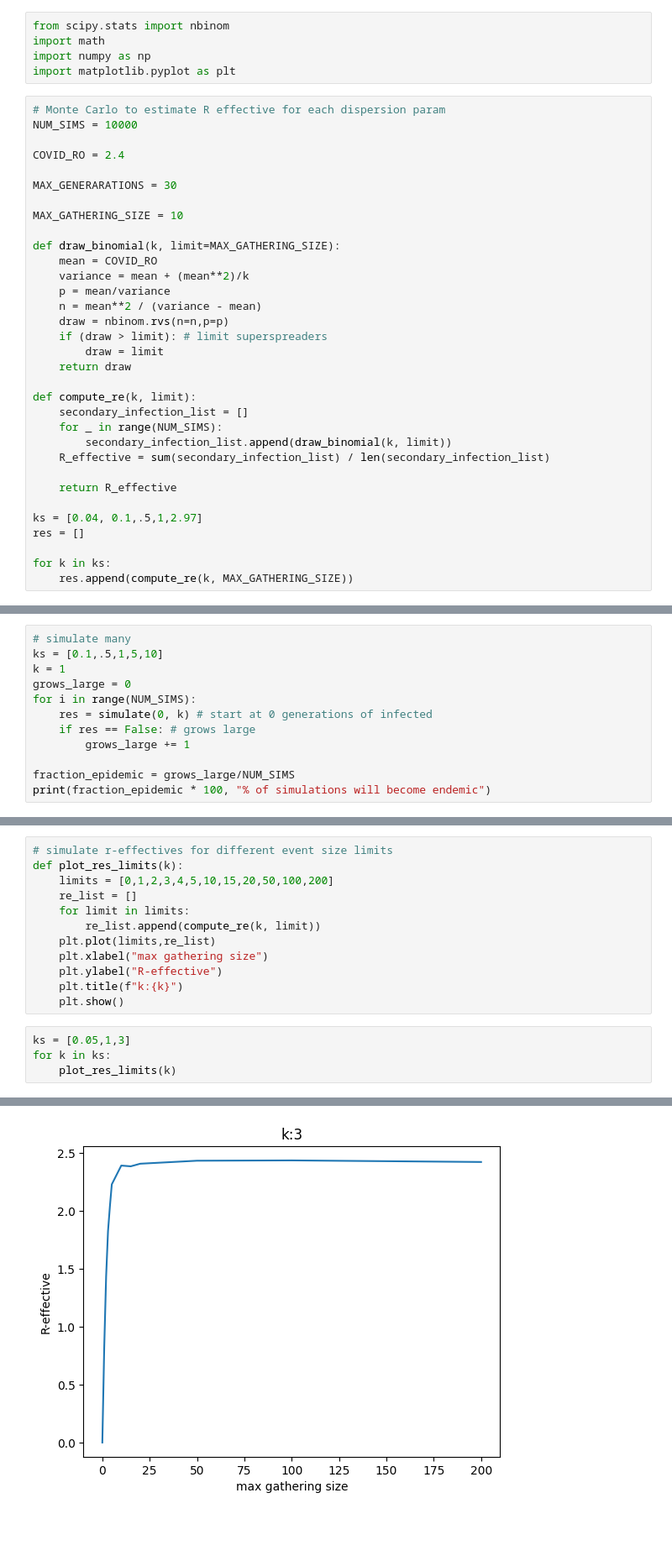
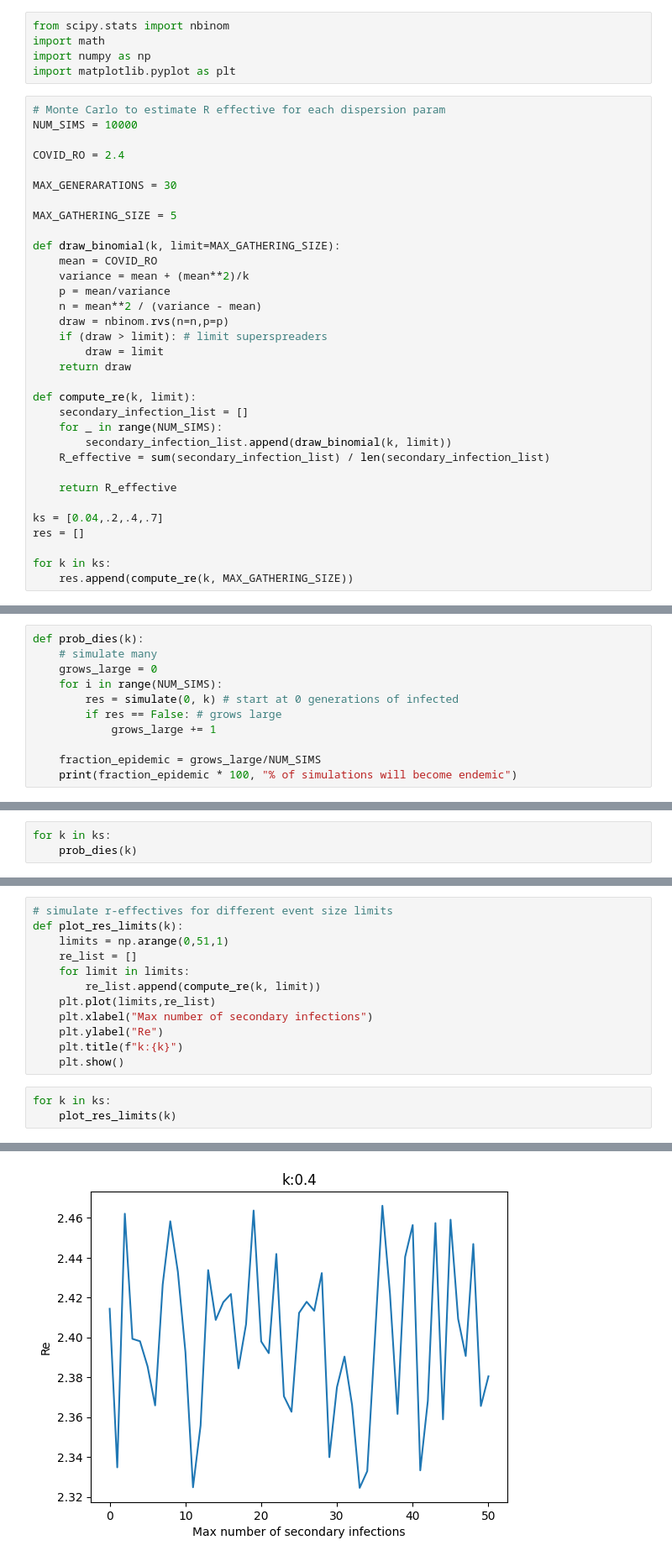
Before and after one commit to doublergreer/viral-superspreading-model, a Jupyter notebook: superspreading_dynamics.ipynb, the cells around one changed output, grey strips where cells are left out. Shown at 84% size. Cells and saved outputs as stored; diff of their text form; blank space fills up the shorter version.

```diff
--- a/superspreading_dynamics.ipynb
+++ b/superspreading_dynamics.ipynb
@@ -11,7 +11,7 @@ COVID_RO = 2.4
 
 MAX_GENERARATIONS = 30
 
-MAX_GATHERING_SIZE = 10
+MAX_GATHERING_SIZE = 5
 
 def draw_binomial(k, limit=MAX_GATHERING_SIZE):
     mean = COVID_RO
@@ -31,7 +31,7 @@ def compute_re(k, limit):
 
     return R_effective
 
-ks = [0.04, 0.1,.5,1,2.97]
+ks = [0.04,.2,.4,.7]
 res = []
 
 for k in ks:
@@ -99,14 +97,13 @@ def simulate(num_generations, k):
                 return False
         return True
 # %%
-# simulate many
-ks = [0.1,.5,1,5,10]
-k = 1
-grows_large = 0
-for i in range(NUM_SIMS):
-    res = simulate(0, k) # start at 0 generations of infected
-    if res == False: # grows large
-        grows_large += 1
+def prob_dies(k):
+    # simulate many
+    grows_large = 0
+    for i in range(NUM_SIMS):
+        res = simulate(0, k) # start at 0 generations of infected
+        if res == False: # grows large
+            grows_large += 1
 
-fraction_epidemic = grows_large/NUM_SIMS
-print(fraction_epidemic * 100, "% of simulations will become endemic")
+    fraction_epidemic = grows_large/NUM_SIMS
+    print(fraction_epidemic * 100, "% of simulations will become endemic")
@@ -114,0 +110,3 @@ print(fraction_epidemic * 100, "% of simulations will become endemic")
+# %%
+for k in ks:
+    prob_dies(k)
@@ -115,17 +118,16 @@ print(fraction_epidemic * 100, "% of simulations will become endemic")
 # %%
 # simulate r-effectives for different event size limits
 def plot_res_limits(k):
-    limits = [0,1,2,3,4,5,10,15,20,50,100,200]
+    limits = np.arange(0,51,1)
     re_list = []
     for limit in limits:
         re_list.append(compute_re(k, limit))
     plt.plot(limits,re_list)
-    plt.xlabel("max gathering size")
-    plt.ylabel("R-effective")
+    plt.xlabel("Max number of secondary infections")
+    plt.ylabel("Re")
     plt.title(f"k:{k}")
     plt.show()
 # %%
-ks = [0.05,1,3]
 for k in ks:
     plot_res_limits(k)
 # %% [output]
@@ -134 +136 @@ for k in ks:
-[figure, old version]
+[figure, new version]
```
Also changed, not shown: parts of 6 cells of this notebook.
